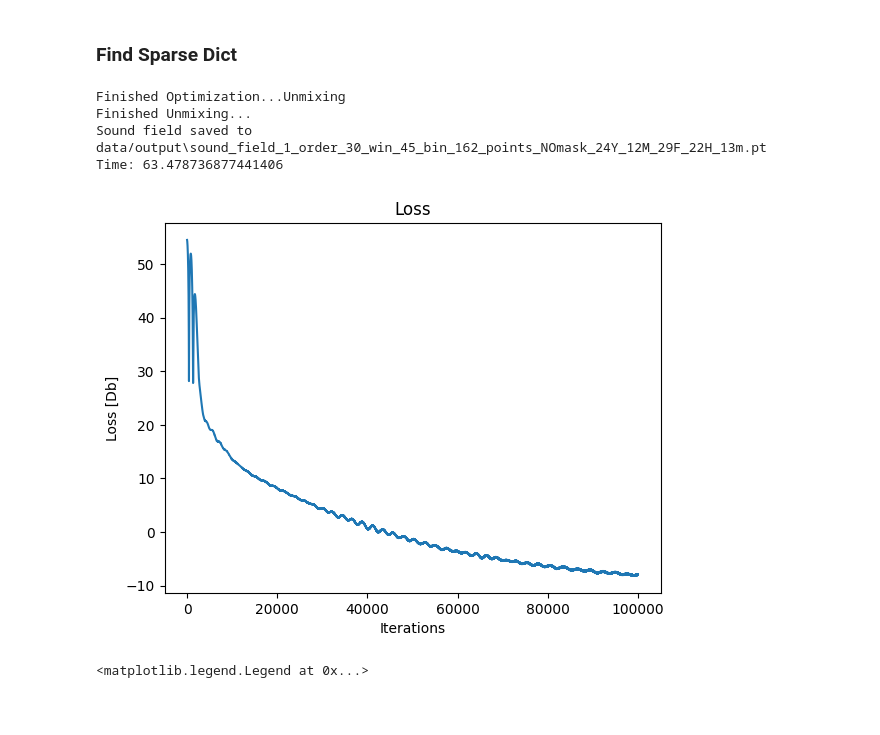
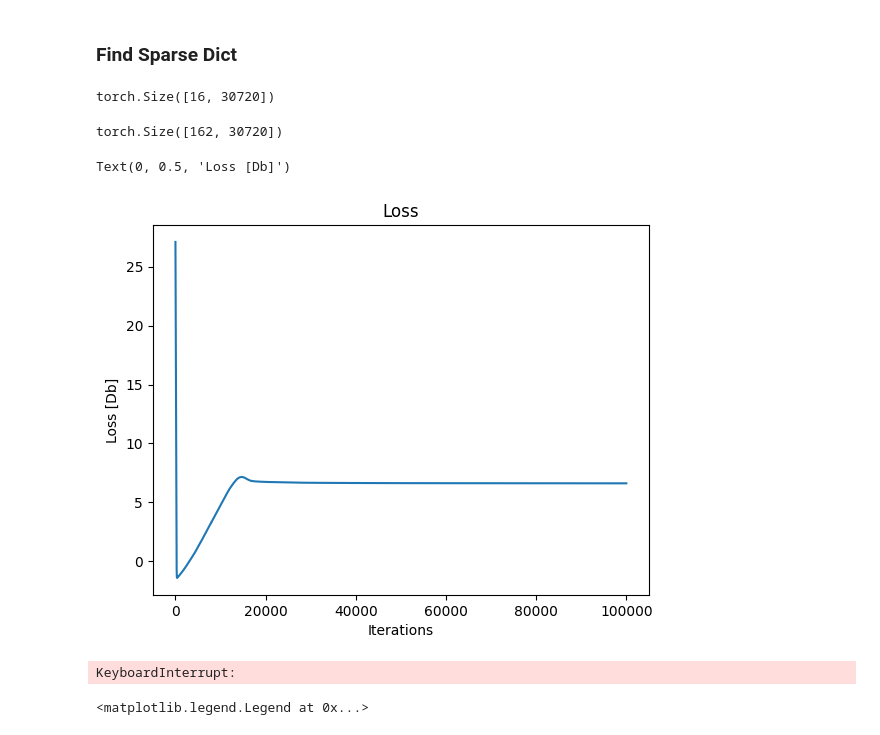
Before and after one commit to Amitmils/AmbisonicUpscaling, a Jupyter notebook: run_script.ipynb, the cells around one changed output. Drawn from its saved outputs; the diff is of its cells as text; code cells hidden in the pictures; blank space fills up the shorter version.

```diff
--- a/run_script.ipynb
+++ b/run_script.ipynb
@@ -139,0 +148,4 @@ else:
+# %%
+sound_field.anm_upscaled.shape
+# %% [output]
+torch.Size([16, 30720])
@@ -140,17 +179,26 @@ else:
+# %%
+sound_field.s_dict.shape
+# %% [output]
+torch.Size([162, 30720])
+# %%
+plt.figure()
+plt.plot(opt_v2.reconstruction_loss_per_iter)
+plt.title("Loss")
+plt.xlabel("Iterations")
+plt.ylabel("Loss [Db]")
+# %% [output]
+Text(0, 0.5, 'Loss [Db]')
+[figure, added]
 # %%
 if True:
     Y_p = utils.create_sh_matrix(input_order, zen=sound_field.P_th, azi=sound_field.P_ph).to(DEVICE)
-    opt = optimizer(Y_p, alpha=0.5, method=GD_OPT_METHOD,device=DEVICE)
+    opt = optimizer(Y_p, alpha=0.01, method=GD_DEEP_OPT_METHOD,device=DEVICE)
     start = time.time()
     with torch.no_grad():
         anm_t_subbands_dict = sound_field.get_sparse_dict_v2(opt,mask,iter = 1e5,multi_processing=False,save=True) #single processing progress bar doesnt work
     print(f"Time: {time.time()-start}")
 # %% [output]
-Finished Optimization...Unmixing
-Finished Unmixing...
-Sound field saved to data/output\sound_field_1_order_30_win_45_bin_162_points_NOmask_24Y_12M_29F_22H_13m.pt
-Time: 63.478736877441406
+KeyboardInterrupt:
-[figure, removed]
 # %%
 GD_old = opt.reconstruction_loss
 # %%
```
Also changed, not shown: parts of 5 cells of this notebook, 2 other files.
